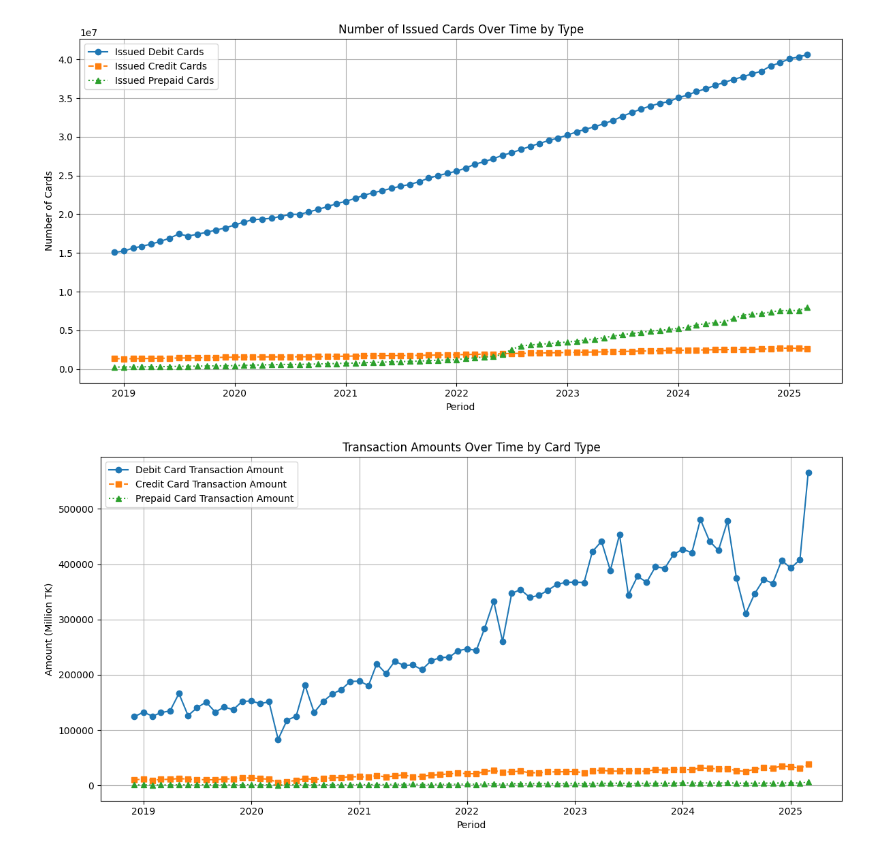
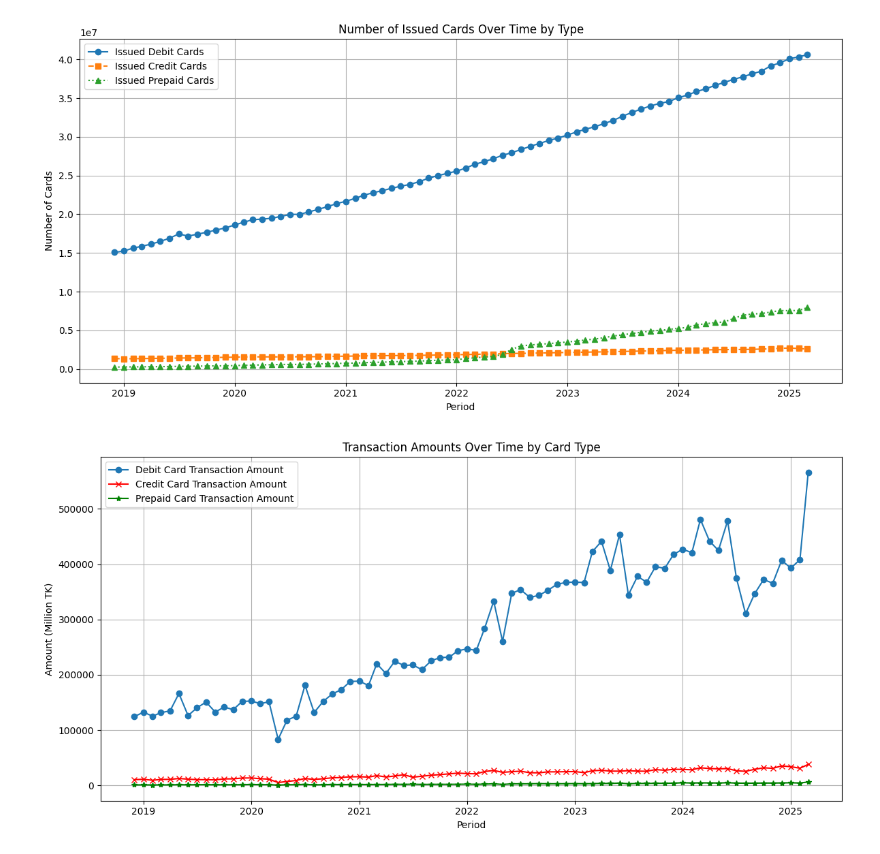
Before and after one commit to Aurnobb-Tasneem/Bangladesh_Digital_Transaction_Forecaster, a Jupyter notebook: notebooks/main.ipynb, the cells around one changed output. Cells and saved outputs as stored; diff of their text form; code cells hidden in the pictures.

```diff
--- a/notebooks/main.ipynb
+++ b/notebooks/main.ipynb
@@ -154,17 +148,17 @@ plt.show()
 # %%
 plt.figure(figsize=(12, 6))
 plt.plot(df_plot.index, df_plot['DCT_Amount'], label='Debit Card Transaction Amount', marker='o', linestyle='-')
-plt.plot(df_plot.index, df_plot['CCT_Amount'], label='Credit Card Transaction Amount', marker='s', linestyle='--')
-plt.plot(df_plot.index, df_plot['PCT_Amount'], label='Prepaid Card Transaction Amount', marker='^', linestyle=':')
+plt.plot(df_plot.index, df_plot['CCT_Amount'], label='Credit Card Transaction Amount', marker='x', color='red',linestyle='-')
+plt.plot(df_plot.index, df_plot['PCT_Amount'], label='Prepaid Card Transaction Amount', marker='*',color='g', linestyle='-')
 plt.title('Transaction Amounts Over Time by Card Type')
 plt.xlabel('Period')
 plt.ylabel('Amount (Million TK)')
 plt.grid(True)
 plt.legend()
 plt.tight_layout()
 plt.show()
 # %% [output]
-[figure, old version]
+[figure, new version]
 # %%
 plt.figure(figsize=(10, 6))
 plt.scatter(df['CCT_Number'], df['CCT_Amount'], marker='x', c='r', label='Credit Card Data Points')
```
Also changed, not shown: parts of 21 cells of this notebook.
